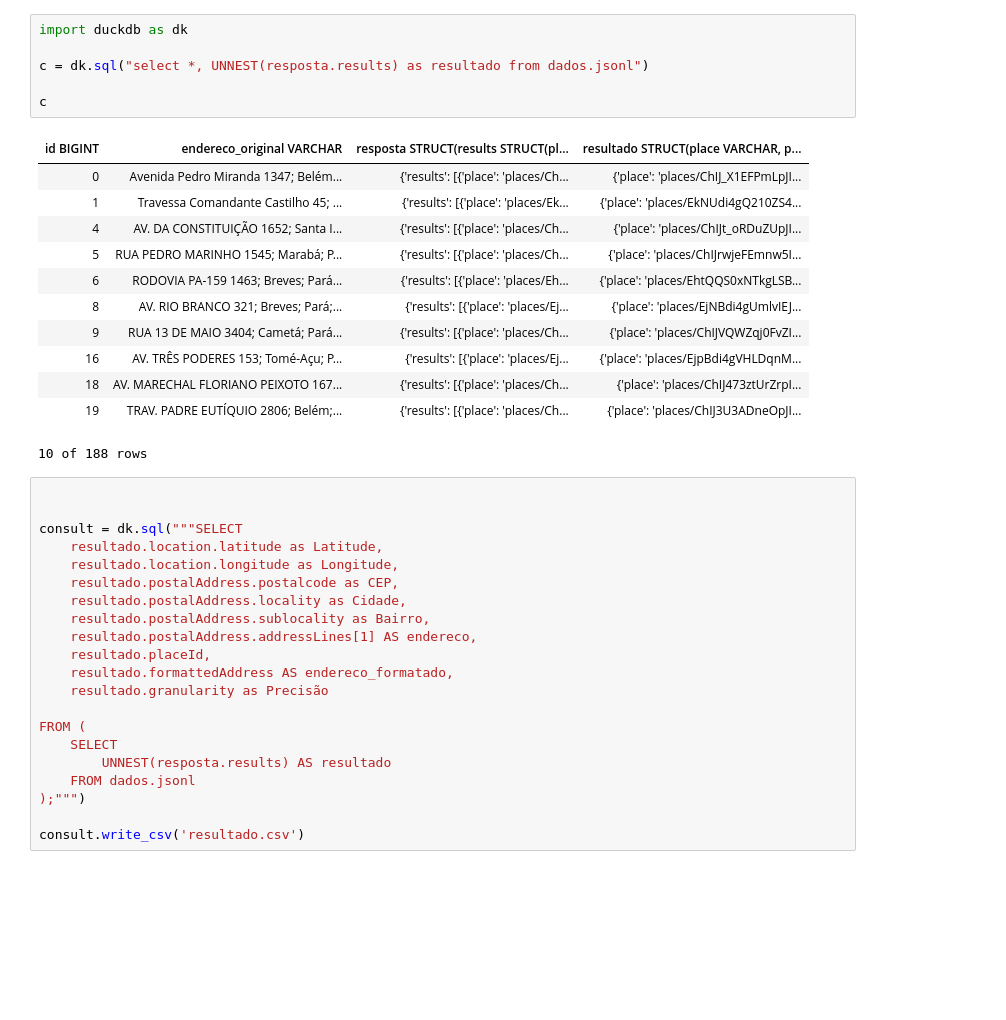
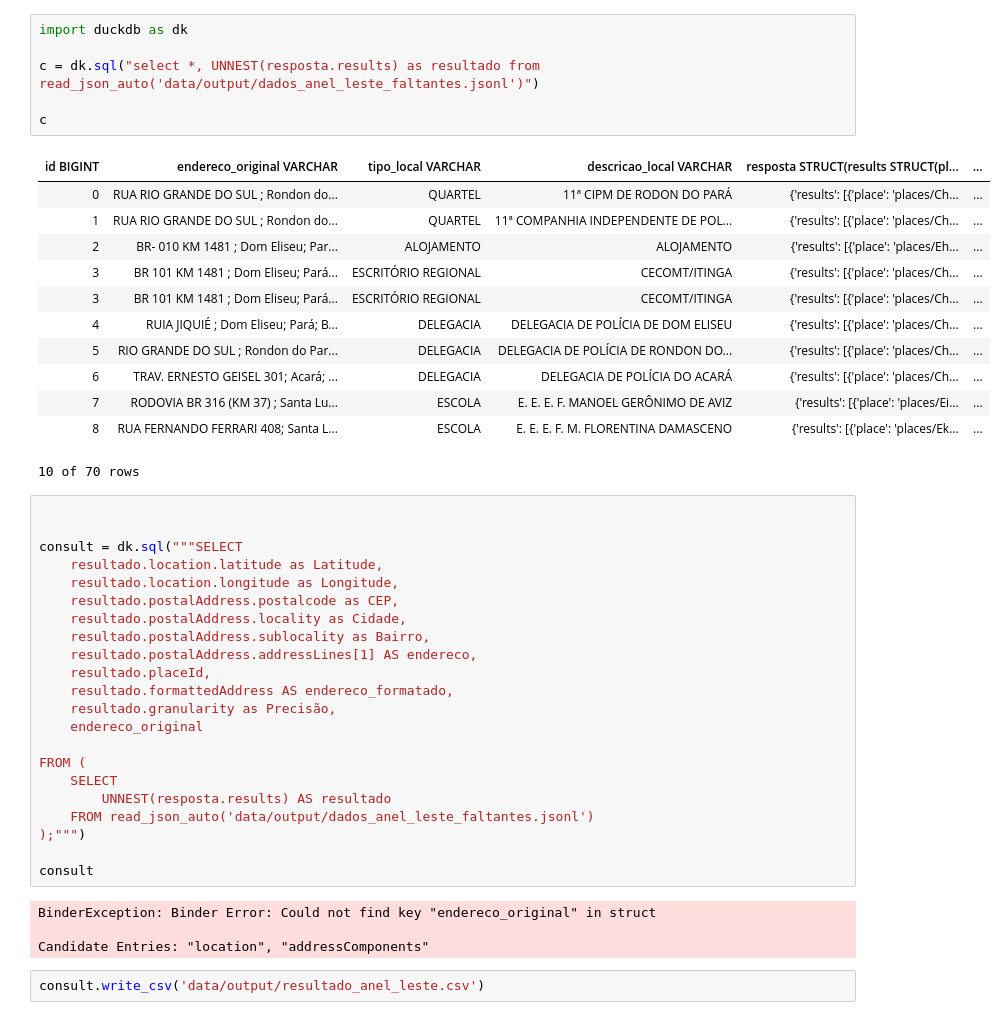
Before and after one commit to Fa-Fe/geocodefreekey, a Jupyter notebook: duck.ipynb, the cells around one changed output. Saved outputs shown, nothing was run; the diff lists cells and outputs as text; blank space fills up the shorter version.

```diff
--- a/duck.ipynb
+++ b/duck.ipynb
@@ -1,22 +1,22 @@
 # %%
 import duckdb as dk
 
-c = dk.sql("select *, UNNEST(resposta.results) as resultado from dados.jsonl")
+c = dk.sql("select *, UNNEST(resposta.results) as resultado from read_json_auto('data/output/dados_anel_leste_faltantes.jsonl')")
 
 c
 # %% [output]
-| id BIGINT | endereco_original VARCHAR | resposta STRUCT(results STRUCT(pl... | resultado STRUCT(place VARCHAR, p... |
-| 0 | Avenida Pedro Miranda 1347; Belém... | {'results': [{'place': 'places/Ch... | {'place': 'places/ChIJ_X1EFPmLpJI... |
-| 1 | Travessa Comandante Castilho 45; ... | {'results': [{'place': 'places/Ek... | {'place': 'places/EkNUdi4gQ210ZS4... |
-| 4 | AV. DA CONSTITUIÇÃO 1652; Santa I... | {'results': [{'place': 'places/Ch... | {'place': 'places/ChIJt_oRDuZUpJI... |
-| 5 | RUA PEDRO MARINHO 1545; Marabá; P... | {'results': [{'place': 'places/Ch... | {'place': 'places/ChIJrwjeFEmnw5I... |
-| 6 | RODOVIA PA-159 1463; Breves; Pará... | {'results': [{'place': 'places/Eh... | {'place': 'places/EhtQQS0xNTkgLSB... |
-| 8 | AV. RIO BRANCO 321; Breves; Pará;... | {'results': [{'place': 'places/Ej... | {'place': 'places/EjNBdi4gUmlvIEJ... |
-| 9 | RUA 13 DE MAIO 3404; Cametá; Pará... | {'results': [{'place': 'places/Ch... | {'place': 'places/ChIJVQWZqj0FvZI... |
-| 16 | AV. TRÊS PODERES 153; Tomé-Açu; P... | {'results': [{'place': 'places/Ej... | {'place': 'places/EjpBdi4gVHLDqnM... |
-| 18 | AV. MARECHAL FLORIANO PEIXOTO 167... | {'results': [{'place': 'places/Ch... | {'place': 'places/ChIJ473ztUrZrpI... |
-| 19 | TRAV. PADRE EUTÍQUIO 2806; Belém;... | {'results': [{'place': 'places/Ch... | {'place': 'places/ChIJ3U3ADneOpJI... |
+| id BIGINT | endereco_original VARCHAR | tipo_local VARCHAR | descricao_local VARCHAR | resposta STRUCT(results STRUCT(pl... | ... |
+| 0 | RUA RIO GRANDE DO SUL ; Rondon do... | QUARTEL | 11ª CIPM DE RODON DO PARÁ | {'results': [{'place': 'places/Ch... | ... |
+| 1 | RUA RIO GRANDE DO SUL ; Rondon do... | QUARTEL | 11ª COMPANHIA INDEPENDENTE DE POL... | {'results': [{'place': 'places/Ch... | ... |
+| 2 | BR- 010 KM 1481 ; Dom Eliseu; Par... | ALOJAMENTO | ALOJAMENTO | {'results': [{'place': 'places/Eh... | ... |
+| 3 | BR 101 KM 1481 ; Dom Eliseu; Pará... | ESCRITÓRIO REGIONAL | CECOMT/ITINGA | {'results': [{'place': 'places/Ch... | ... |
+| 3 | BR 101 KM 1481 ; Dom Eliseu; Pará... | ESCRITÓRIO REGIONAL | CECOMT/ITINGA | {'results': [{'place': 'places/Ch... | ... |
+| 4 | RUIA JIQUIÉ ; Dom Eliseu; Pará; B... | DELEGACIA | DELEGACIA DE POLÍCIA DE DOM ELISEU | {'results': [{'place': 'places/Ch... | ... |
+| 5 | RIO GRANDE DO SUL ; Rondon do Par... | DELEGACIA | DELEGACIA DE POLÍCIA DE RONDON DO... | {'results': [{'place': 'places/Ch... | ... |
+| 6 | TRAV. ERNESTO GEISEL 301; Acará; ... | DELEGACIA | DELEGACIA DE POLÍCIA DO ACARÁ | {'results': [{'place': 'places/Ch... | ... |
+| 7 | RODOVIA BR 316 (KM 37) ; Santa Lu... | ESCOLA | E. E. E. F. MANOEL GERÔNIMO DE AVIZ | {'results': [{'place': 'places/Ei... | ... |
+| 8 | RUA FERNANDO FERRARI 408; Santa L... | ESCOLA | E. E. E. F. M. FLORENTINA DAMASCENO | {'results': [{'place': 'places/Ek... | ... |
-10 of 188 rows
+10 of 70 rows
 # %%
 
 
@@ -29,12 +29,19 @@ consult = dk.sql("""SELECT
     resultado.postalAddress.addressLines[1] AS endereco,
     resultado.placeId,
     resultado.formattedAddress AS endereco_formatado,
-    resultado.granularity as Precisão
+    resultado.granularity as Precisão,
+    endereco_original
 
 FROM (
     SELECT
         UNNEST(resposta.results) AS resultado
-    FROM dados.jsonl
+    FROM read_json_auto('data/output/dados_anel_leste_faltantes.jsonl')
 );""")
 
-consult.write_csv('resultado.csv')
+consult
+# %% [output]
+BinderException: Binder Error: Could not find key "endereco_original" in struct
+
+Candidate Entries: "location", "addressComponents"
+# %%
+consult.write_csv('data/output/resultado_anel_leste.csv')
```
Also changed, not shown: parts of 1 cell of this notebook, 10 other files.
